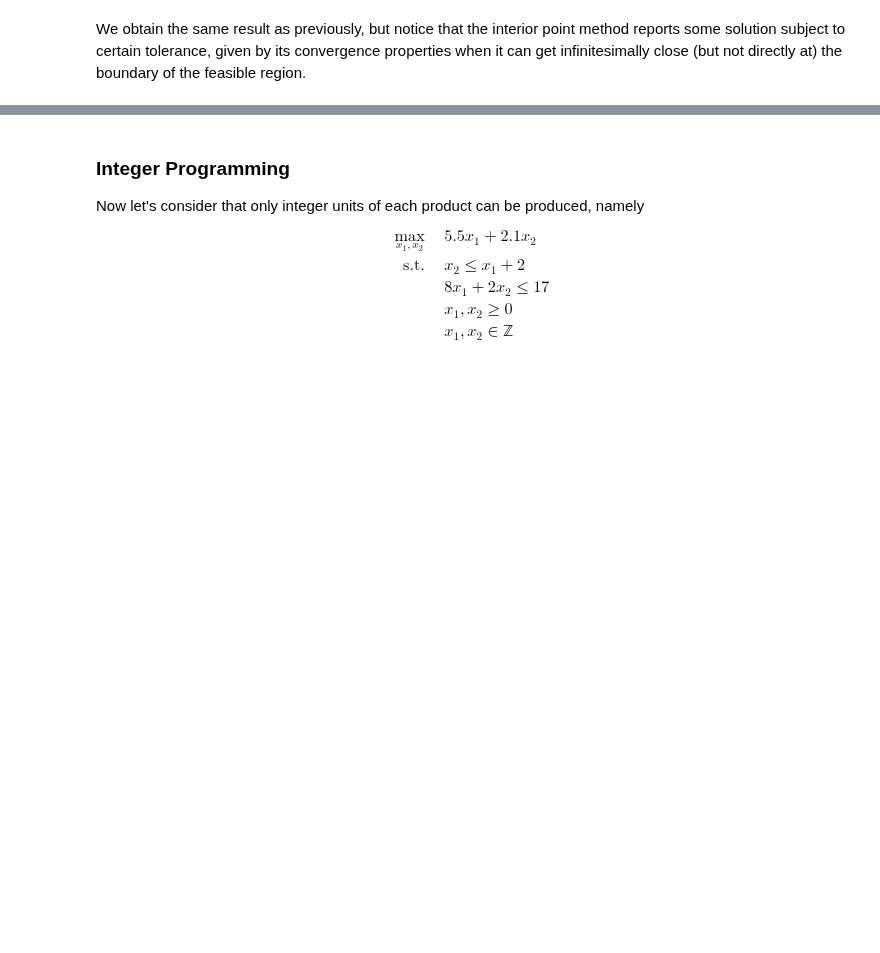
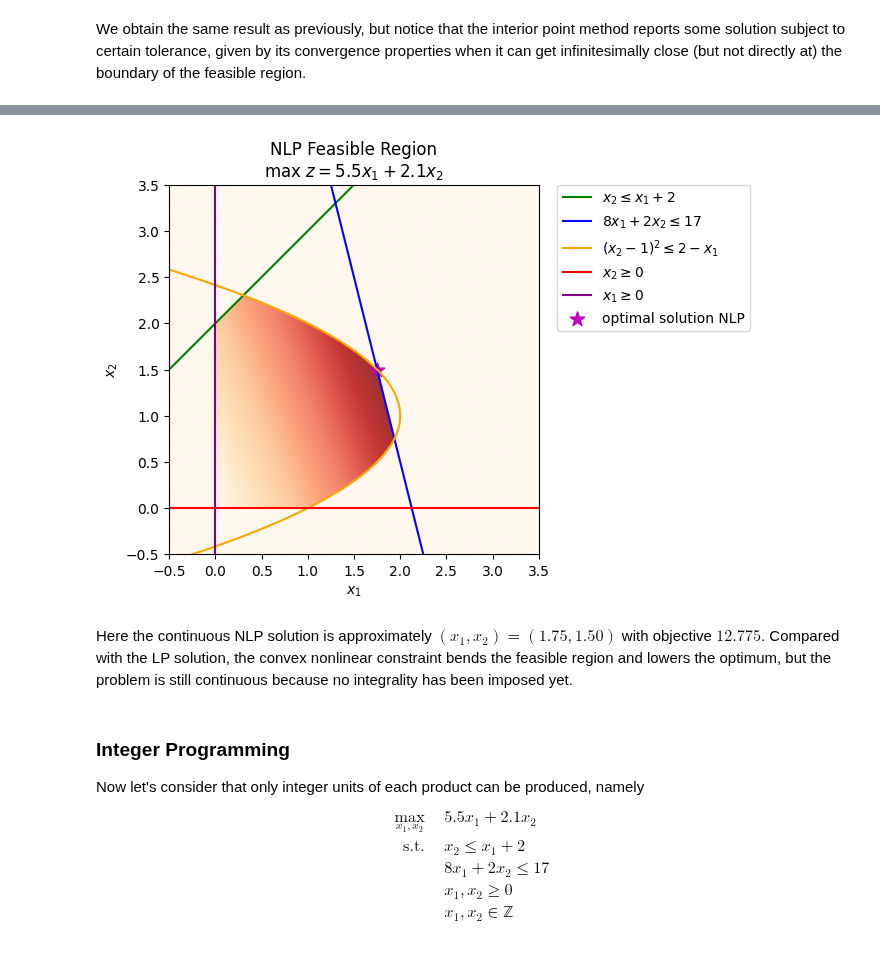
Before and after one commit to SECQUOIA/QuIP, a Jupyter notebook: notebooks_py/1-MathProg_python.ipynb, the cells around one changed output, grey strips where cells are left out. Drawn from its saved outputs; the diff is of its cells as text; code cells hidden in the pictures; blank space fills up the shorter version.

Commit message:
Add continuous NLP example to math programming notebooks

```diff
--- a/notebooks_py/1-MathProg_python.ipynb
+++ b/notebooks_py/1-MathProg_python.ipynb
@@ -232,0 +268,6 @@ The LP relaxation is a useful baseline because it often solves quickly and provi
+# %%
+# Define the continuous nonlinear model
+model_nlp = model.clone()
+model_nlp.name = 'Simple example convex NLP, 47-779 QuIP'
+model_nlp.Constraint3 = pyo.Constraint(expr=(model_nlp.x[2] - 1)**2 <= 2 - model_nlp.x[1])
+model_nlp.pprint()
@@ -233,3 +278,30 @@ The LP relaxation is a useful baseline because it often solves quickly and provi
+# %%
+# Plot the feasible region of the nonlinear program
+fig_nlp, ax_nlp = plt.subplots()
+d_nlp = np.linspace(-0.5, 3.5, 400)
+x1_nlp, x2_nlp = np.meshgrid(d_nlp, d_nlp)
+x_nlp = np.linspace(d_nlp.min(), d_nlp.max(), 2000)
+objective_heatmap_nlp = 5.5 * x1_nlp + 2.1 * x2_nlp
+feasible_nlp = ((x1_nlp >= 0) & (x2_nlp >= 0) & (x2_nlp <= x1_nlp + 2) & (8 * x1_nlp + 2 * x2_nlp <= 17) & ((x2_nlp - 1)**2 <= 2 - x1_nlp))
+ax_nlp.imshow(feasible_nlp.astype(int) * objective_heatmap_nlp, extent=(x1_nlp.min(), x1_nlp.max(), x2_nlp.min(), x2_nlp.max()), origin='lower', cmap='OrRd', alpha=.8)
+ax_nlp.plot(x_nlp, x_nlp + 2, color='g', label=r'$x_2 \leq x_1 + 2$')
+ax_nlp.plot(x_nlp, (17 - 8 * x_nlp) / 2.0, color='b', label=r'$8x_1 + 2x_2 \leq 17$')
+ax_nlp.plot(2 - (x_nlp - 1)**2, x_nlp, color='orange', label=r'$(x_2-1)^2 \leq 2 - x_1$')
+ax_nlp.axhline(0, color='r', label=r'$x_2 \geq 0$')
+ax_nlp.axvline(0, color='purple', label=r'$x_1 \geq 0$')
+ax_nlp.scatter(pyo.value(model_nlp.x[1]), pyo.value(model_nlp.x[2]), color='m', marker='*', s=120, label='optimal solution NLP')
+ax_nlp.set_xlim(x1_nlp.min(), x1_nlp.max())
+ax_nlp.set_ylim(x2_nlp.min(), x2_nlp.max())
+ax_nlp.set_xlabel(r'$x_1$')
+ax_nlp.set_ylabel(r'$x_2$')
+ax_nlp.set_title('NLP Feasible Region\nmax $z = 5.5x_1 + 2.1x_2$')
+ax_nlp.legend(bbox_to_anchor=(1.05, 1), loc=2, borderaxespad=0.)
+fig_nlp.canvas.draw()
+fig_nlp
+# %% [output]
+[figure, added]
+# %% [markdown]
+Here the continuous NLP solution is approximately $(x_1, x_2) = (1.75, 1.50)$ with objective $12.775$. Compared with the LP solution, the convex nonlinear constraint bends the feasible region and lowers the optimum, but the problem is still continuous because no integrality has been imposed yet.
 # %% [markdown]
 ### Integer Programming
 Now let's consider that only integer units of each product can be produced, namely
```
Also changed, not shown: parts of 9 cells of this notebook, 1 other file.
